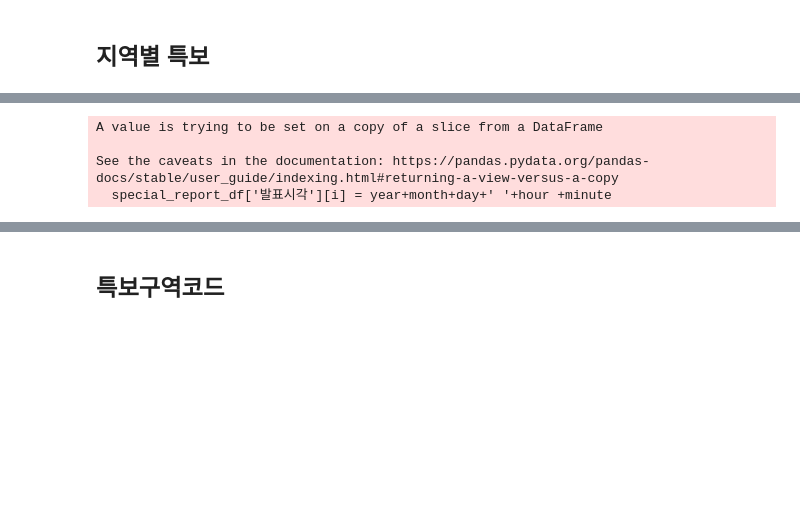
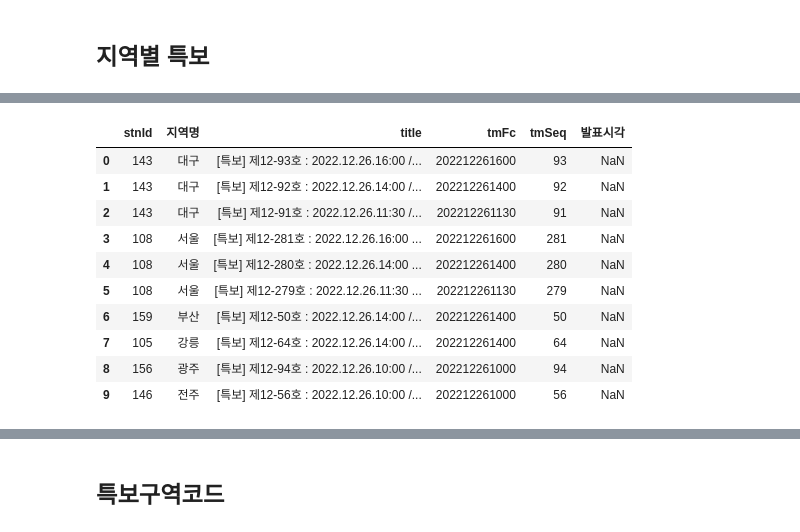
Before and after one commit to JeongHyeonA/python-streamlit, a Jupyter notebook: 위기대응 실시간 특보 조회/a.ipynb, the cells around one changed output, grey strips where cells are left out. Saved outputs shown, nothing was run; the diff lists cells and outputs as text; code cells hidden in the pictures; blank space fills up the shorter version.

Commit message:
streamliti 배포

```diff
--- a/위기대응 실시간 특보 조회/a.ipynb
+++ b/위기대응 실시간 특보 조회/a.ipynb
@@ -33,5 +33,5 @@ body
 # %%
-local_code = pd.read_excel('C://Users//user//Documents//python-streamlit//data//지역코드.xlsx')
+local_code = pd.read_excel('C:/Users/user/Documents/python-streamlit/위기대응 실시간 특보 조회/data/지역코드.xlsx')
 local_code = local_code.drop([0],axis = 0)
 for i in local_code.index:
     local_code.loc[i,'#STN_ID,']=local_code.loc[i,'#STN_ID,'][:-1]
@@ -40,21 +40,17 @@ local_code.rename(columns={'#STN_ID,':'stnId','STN_KO,':'지역명'},inplace=Tru
 special_report_df = pd.merge(body,local_code)
 special_report_df=special_report_df[['stnId', '지역명','title', 'tmFc', 'tmSeq']]
 special_report_df['발표시각'] = np.NaN
-# %%
-for i in special_report_df.index:
-    year = special_report_df['tmFc'][i].astype('str')[:4] + '년'
-    month = special_report_df['tmFc'][i].astype('str')[4:6] + '월'
-    day = special_report_df['tmFc'][i].astype('str')[6:8] + '일'
-    hour = special_report_df['tmFc'][i].astype('str')[8:10] + '시'
-    minute = special_report_df['tmFc'][i].astype('str')[10:12] + '분'
-    special_report_df['발표시각'][i] = year + month + day +' '+ hour + minute
-
-special_report_df.rename(columns={'tmSeq': '발표번호'},inplace=True)
-special_report_df.rename(columns={'title': '제목'},inplace=True)
-special_report_df.rename(columns={'stnId': '지점코드'},inplace=True)
-special_report_df.drop(labels='tmFc',axis = 1,inplace=True)
-# %% [output]
-A value is trying to be set on a copy of a slice from a DataFrame
-
-See the caveats in the documentation: https://pandas.pydata.org/pandas-docs/stable/user_guide/indexing.html#returning-a-view-versus-a-copy
-  special_report_df['발표시각'][i] = year+month+day+' '+hour +minute
+# %%
+special_report_df
+# %% [output]
+|  | stnId | 지역명 | title | tmFc | tmSeq | 발표시각 |
+| 0 | 143 | 대구 | [특보] 제12-93호 : 2022.12.26.16:00 /... | 202212261600 | 93 | NaN |
+| 1 | 143 | 대구 | [특보] 제12-92호 : 2022.12.26.14:00 /... | 202212261400 | 92 | NaN |
+| 2 | 143 | 대구 | [특보] 제12-91호 : 2022.12.26.11:30 /... | 202212261130 | 91 | NaN |
+| 3 | 108 | 서울 | [특보] 제12-281호 : 2022.12.26.16:00 ... | 202212261600 | 281 | NaN |
+| 4 | 108 | 서울 | [특보] 제12-280호 : 2022.12.26.14:00 ... | 202212261400 | 280 | NaN |
+| 5 | 108 | 서울 | [특보] 제12-279호 : 2022.12.26.11:30 ... | 202212261130 | 279 | NaN |
+| 6 | 159 | 부산 | [특보] 제12-50호 : 2022.12.26.14:00 /... | 202212261400 | 50 | NaN |
+| 7 | 105 | 강릉 | [특보] 제12-64호 : 2022.12.26.14:00 /... | 202212261400 | 64 | NaN |
+| 8 | 156 | 광주 | [특보] 제12-94호 : 2022.12.26.10:00 /... | 202212261000 | 94 | NaN |
+| 9 | 146 | 전주 | [특보] 제12-56호 : 2022.12.26.10:00 /... | 202212261000 | 56 | NaN |
```
Also changed, not shown: parts of 5 cells of this notebook, 6 other files.
